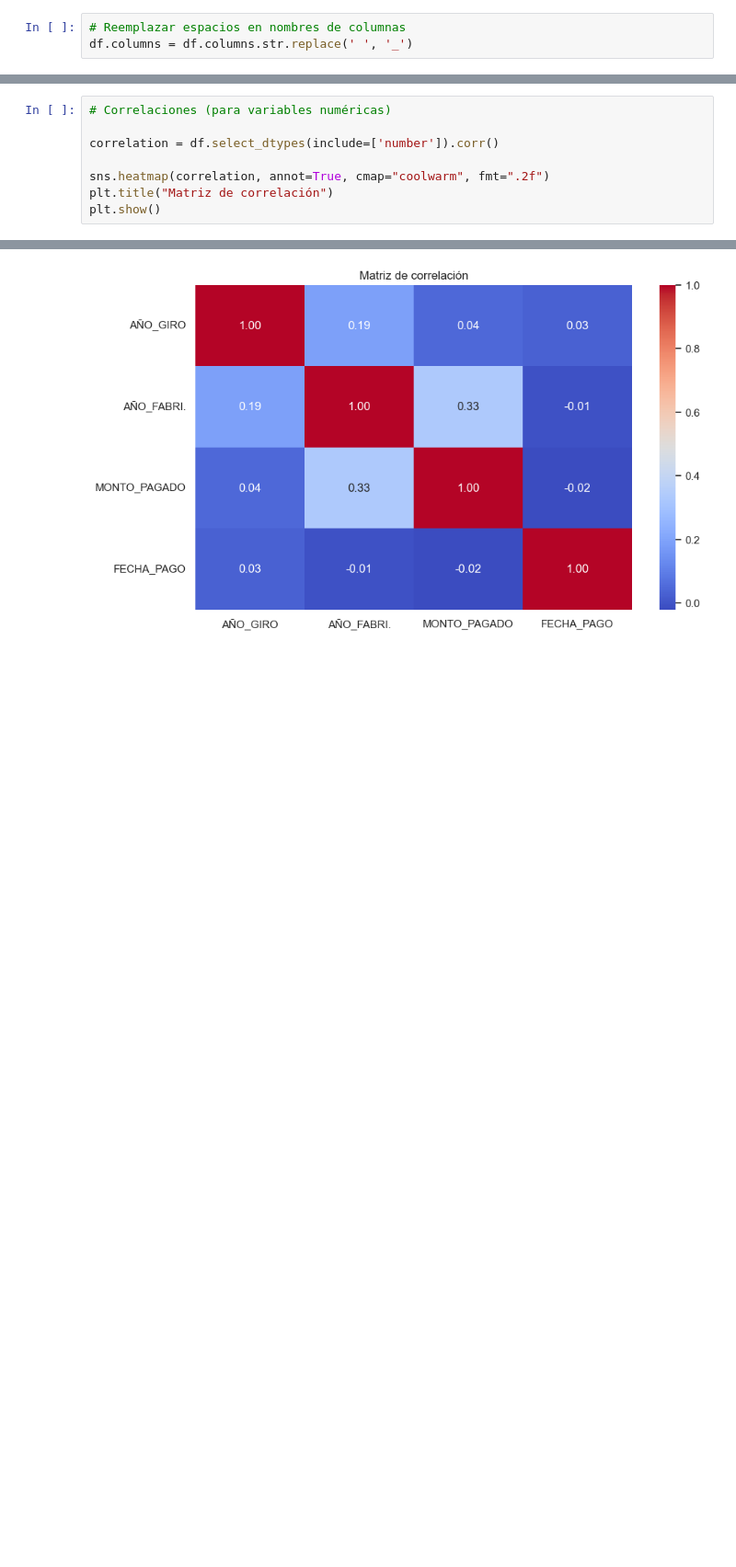
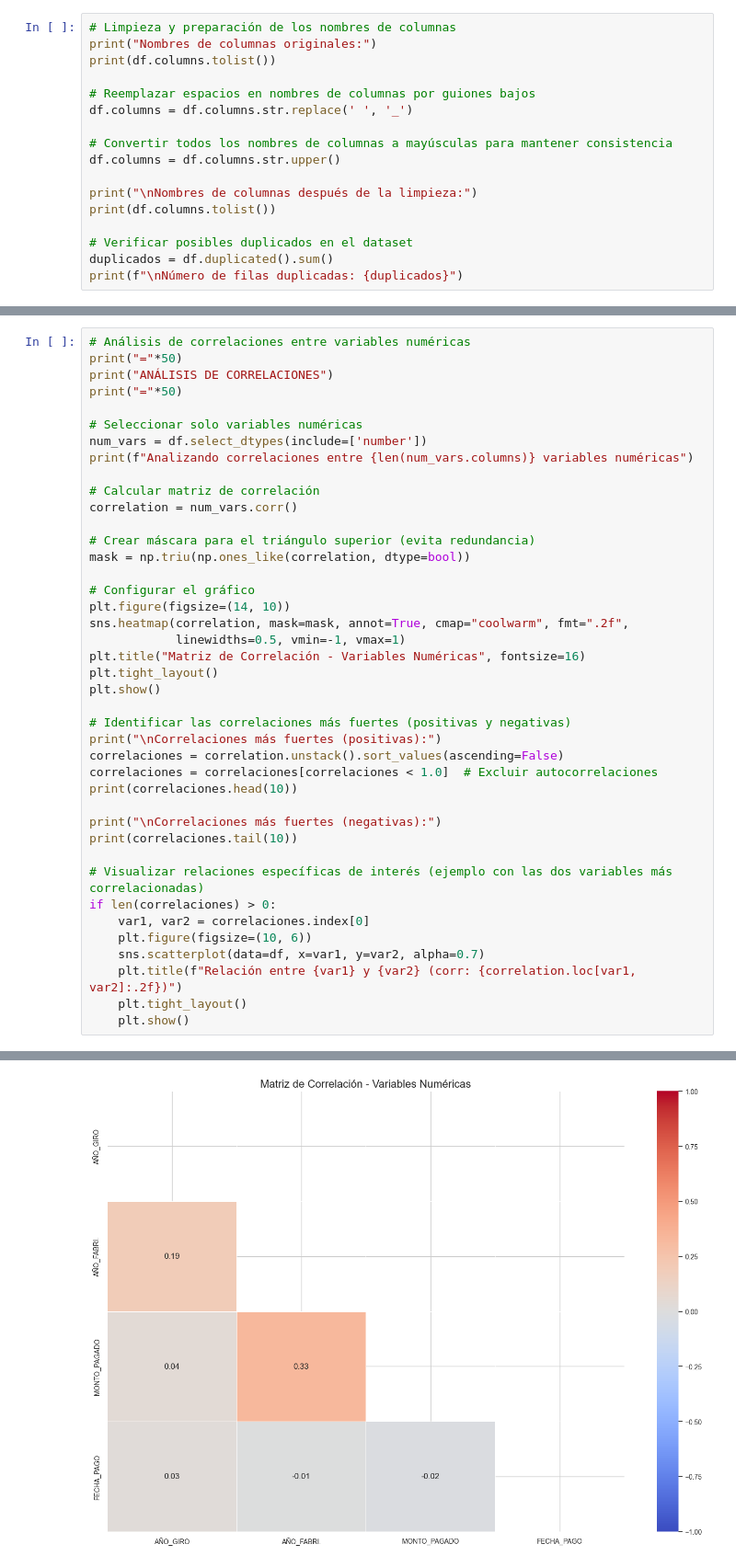
Before and after one commit to jorgeguerrerohidalgo/repositorio_permisos_circulacion_arica, a Jupyter notebook: estudio_permisos_circulacion_arica_2025.ipynb, the cells around one changed output, grey strips where cells are left out. Shown at 92% size. Drawn from its saved outputs; the diff is of its cells as text; blank space fills up the shorter version.

```diff
--- a/estudio_permisos_circulacion_arica_2025.ipynb
+++ b/estudio_permisos_circulacion_arica_2025.ipynb
@@ -32,3 +108,17 @@ df.head()
 # %%
-# Reemplazar espacios en nombres de columnas
+# Limpieza y preparación de los nombres de columnas
+print("Nombres de columnas originales:")
+print(df.columns.tolist())
+
+# Reemplazar espacios en nombres de columnas por guiones bajos
 df.columns = df.columns.str.replace(' ', '_')
+
+# Convertir todos los nombres de columnas a mayúsculas para mantener consistencia
+df.columns = df.columns.str.upper()
+
+print("\nNombres de columnas después de la limpieza:")
+print(df.columns.tolist())
+
+# Verificar posibles duplicados en el dataset
+duplicados = df.duplicated().sum()
+print(f"\nNúmero de filas duplicadas: {duplicados}")
@@ -103,9 +574,42 @@ CODIGO_SII: 6119 valores únicos
 # %%
-# Correlaciones (para variables numéricas)
+# Análisis de correlaciones entre variables numéricas
+print("="*50)
+print("ANÁLISIS DE CORRELACIONES")
+print("="*50)
 
-correlation = df.select_dtypes(include=['number']).corr()
+# Seleccionar solo variables numéricas
+num_vars = df.select_dtypes(include=['number'])
+print(f"Analizando correlaciones entre {len(num_vars.columns)} variables numéricas")
 
-sns.heatmap(correlation, annot=True, cmap="coolwarm", fmt=".2f")
-plt.title("Matriz de correlación")
+# Calcular matriz de correlación
+correlation = num_vars.corr()
+
+# Crear máscara para el triángulo superior (evita redundancia)
+mask = np.triu(np.ones_like(correlation, dtype=bool))
+
+# Configurar el gráfico
+plt.figure(figsize=(14, 10))
+sns.heatmap(correlation, mask=mask, annot=True, cmap="coolwarm", fmt=".2f",
+            linewidths=0.5, vmin=-1, vmax=1)
+plt.title("Matriz de Correlación - Variables Numéricas", fontsize=16)
+plt.tight_layout()
 plt.show()
+
+# Identificar las correlaciones más fuertes (positivas y negativas)
+print("\nCorrelaciones más fuertes (positivas):")
+correlaciones = correlation.unstack().sort_values(ascending=False)
+correlaciones = correlaciones[correlaciones < 1.0]  # Excluir autocorrelaciones
+print(correlaciones.head(10))
+
+print("\nCorrelaciones más fuertes (negativas):")
+print(correlaciones.tail(10))
+
+# Visualizar relaciones específicas de interés (ejemplo con las dos variables más correlacionadas)
+if len(correlaciones) > 0:
+    var1, var2 = correlaciones.index[0]
+    plt.figure(figsize=(10, 6))
+    sns.scatterplot(data=df, x=var1, y=var2, alpha=0.7)
+    plt.title(f"Relación entre {var1} y {var2} (corr: {correlation.loc[var1, var2]:.2f})")
+    plt.tight_layout()
+    plt.show()
 # %% [output]
@@ -112 +620 @@ plt.show()
-[figure, old version]
+[figure, new version]
```
Also changed, not shown: parts of 31 cells of this notebook.
